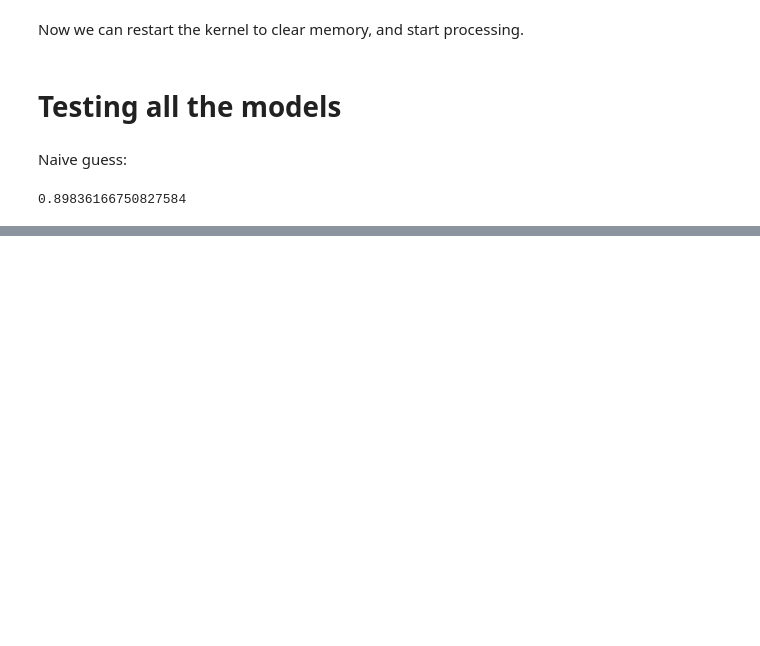
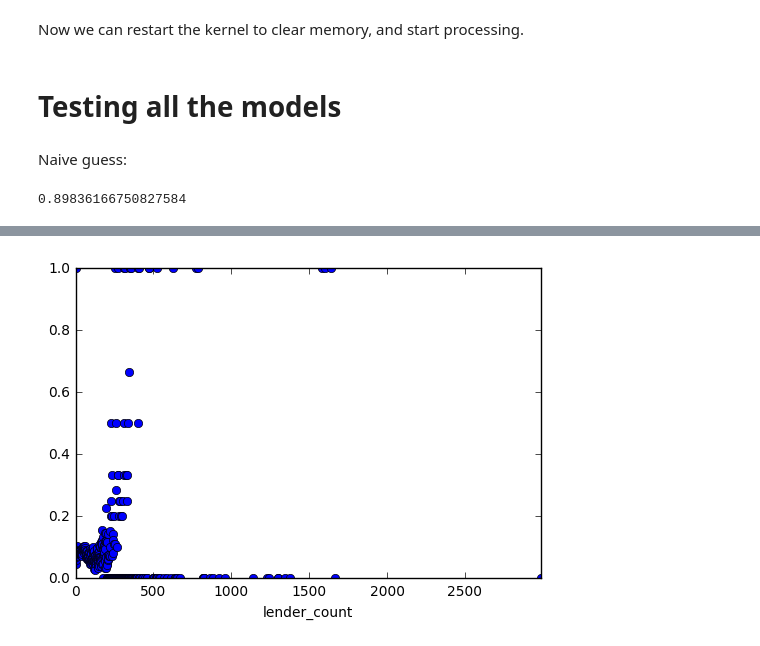
Before and after one commit to karlloic/kiva-dig, a Jupyter notebook: Default Prediction.ipynb, the cells around one changed output, grey strips where cells are left out. Drawn from its saved outputs; the diff is of its cells as text; code cells hidden in the pictures; blank space fills up the shorter version.

```diff
--- a/Default Prediction.ipynb
+++ b/Default Prediction.ipynb
@@ -377,0 +379,5 @@ Random Forests, estimators: 100; Score: 0.936740695268
+# %%
+import pandas as pd
+
+train = pd.read_csv('processed_train.csv', index_col=0).dropna(axis=1)
+valid = pd.read_csv('processed_validate.csv', index_col=0).dropna(axis=1)
@@ -377,0 +452,5 @@ Random Forests, estimators: 100; Score: 0.936740695268
+# %%
+%matplotlib inline
+train.groupby('lender_count')['bad_loan'].mean().plot(style='o');
+# %% [output]
+[figure, added]
```
Also changed, not shown: parts of 15 cells of this notebook.
